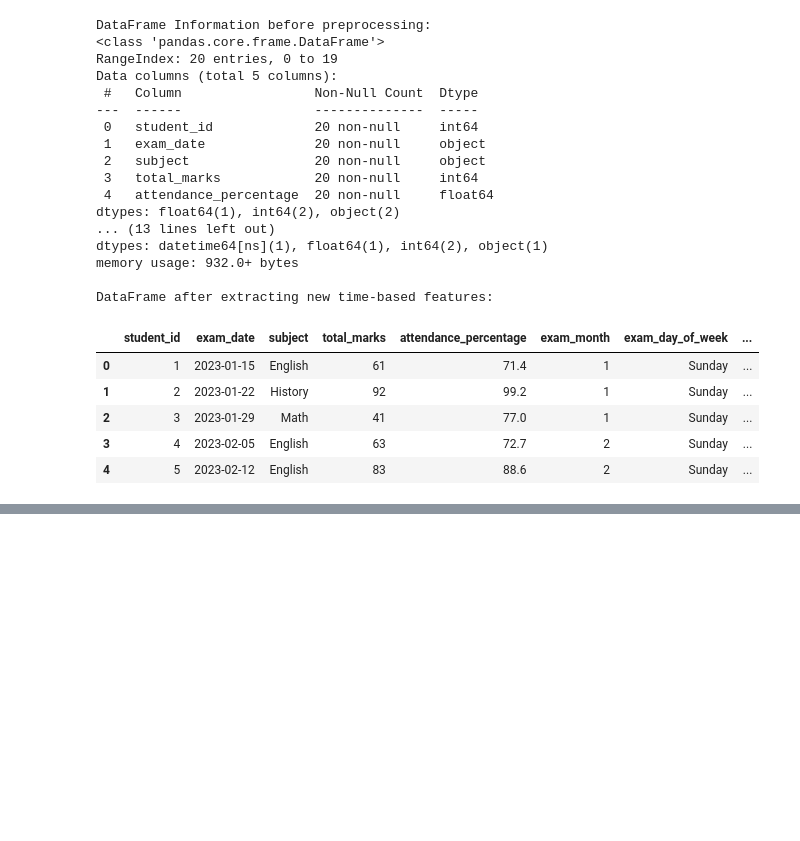
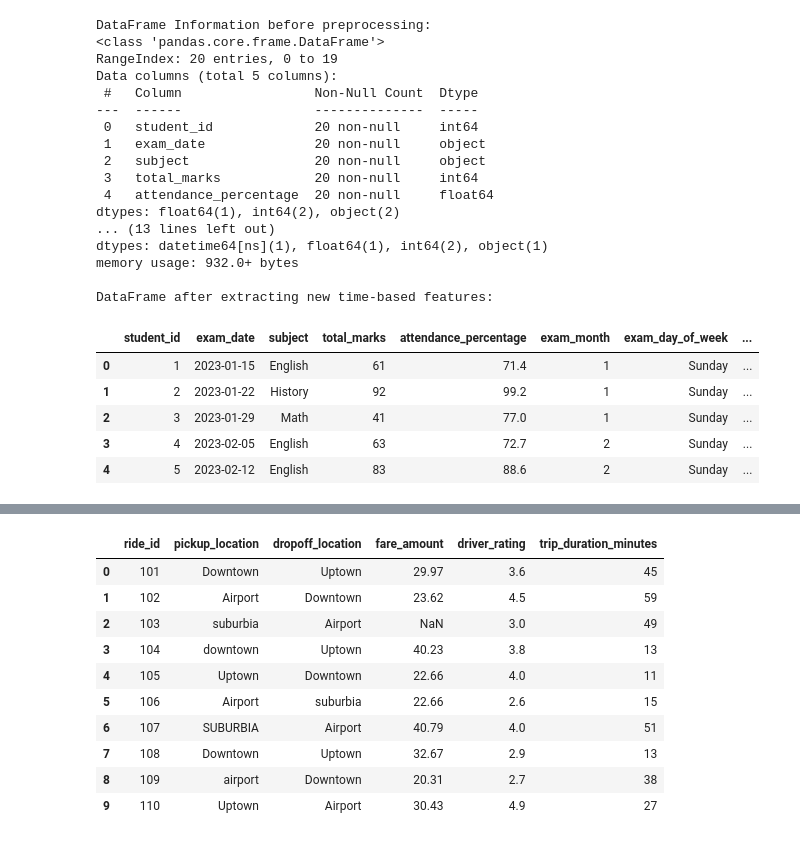
Before and after one commit to Udayan-12/AI.Assisted.Coding, a Jupyter notebook: lab.17.3.ipynb, the cells around one changed output, grey strips where cells are left out. Saved outputs shown, nothing was run; the diff lists cells and outputs as text; code cells hidden in the pictures; blank space fills up the shorter version.

```diff
--- a/lab.17.3.ipynb
+++ b/lab.17.3.ipynb
@@ -240,0 +628,80 @@ DataFrame after extracting new time-based features:
+# %%
+import pandas as pd
+import numpy as np
+
+# Set a random seed for reproducibility
+np.random.seed(42)
+
+# Generate sample data for ride-sharing
+data_rideshare = {
+    'ride_id': range(101, 121),
+    'pickup_location': [
+        '  Downtown ',
+        'Airport',
+        'suburbia',
+        'downtown',
+        'Uptown',
+        'Airport ',
+        'SUBURBIA',
+        'Downtown',
+        'airport',
+        'Uptown',
+        'Downtown',
+        'Suburbia',
+        'Airport',
+        'Uptown',
+        'Downtown',
+        'Airport',
+        'Suburbia',
+        'Uptown',
+        'Downtown',
+        'Airport'
+    ],
+    'dropoff_location': [
+        'Uptown',
+        'Downtown',
+        'Airport',
+        'Uptown ',
+        'Downtown',
+        'suburbia',
+        'Airport',
+        'Uptown',
+        'Downtown',
+        'Airport',
+        'Uptown',
+        'Downtown',
+        'Airport',
+        'Uptown',
+        'Downtown',
+        'Airport',
+        'Uptown',
+        'Downtown',
+        'Airport',
+        'Uptown'
+    ],
+    'fare_amount': np.random.normal(25, 10, 20).round(2),
+    'driver_rating': np.random.uniform(2.5, 5.0, 20).round(1),
+    'trip_duration_minutes': np.random.randint(10, 60, 20)
+}
+
+df_rideshare = pd.DataFrame(data_rideshare)
+
+# Introduce some missing values
+missing_fare_indices = np.random.choice(df_rideshare.index, 3, replace=False)
+df_rideshare.loc[missing_fare_indices, 'fare_amount'] = np.nan
+
+# Introduce some duplicate entries (based on ride_id and other key features)
+duplicate_rows = df_rideshare.sample(2, random_state=1).copy()
+duplicate_rows['ride_id'] = [121, 122] # Assign new ride_ids for duplicates for realism
+df_rideshare = pd.concat([df_rideshare, duplicate_rows], ignore_index=True)
+
+# Introduce some inconsistent driver ratings (outside typical 1-5 scale or just unusual)
+# Let's say one driver got a 0.5 and another a 5.2
+df_rideshare.loc[np.random.choice(df_rideshare.index, 1), 'driver_rating'] = 0.5
+df_rideshare.loc[np.random.choice(df_rideshare.index, 1), 'driver_rating'] = 5.2
+
+print("Sample Ride-Sharing DataFrame created:")
+display(df_rideshare.head(10))
+print("\nDataFrame Information:")
+df_rideshare.info()
+# %% [output]
@@ -240,0 +709,11 @@ DataFrame after extracting new time-based features:
+|  | ride_id | pickup_location | dropoff_location | fare_amount | driver_rating | trip_duration_minutes |
+| 0 | 101 | Downtown | Uptown | 29.97 | 3.6 | 45 |
+| 1 | 102 | Airport | Downtown | 23.62 | 4.5 | 59 |
+| 2 | 103 | suburbia | Airport | NaN | 3.0 | 49 |
+| 3 | 104 | downtown | Uptown | 40.23 | 3.8 | 13 |
+| 4 | 105 | Uptown | Downtown | 22.66 | 4.0 | 11 |
+| 5 | 106 | Airport | suburbia | 22.66 | 2.6 | 15 |
+| 6 | 107 | SUBURBIA | Airport | 40.79 | 4.0 | 51 |
+| 7 | 108 | Downtown | Uptown | 32.67 | 2.9 | 13 |
+| 8 | 109 | airport | Downtown | 20.31 | 2.7 | 38 |
+| 9 | 110 | Uptown | Airport | 30.43 | 4.9 | 27 |
```
Also changed, not shown: parts of 15 cells of this notebook.
